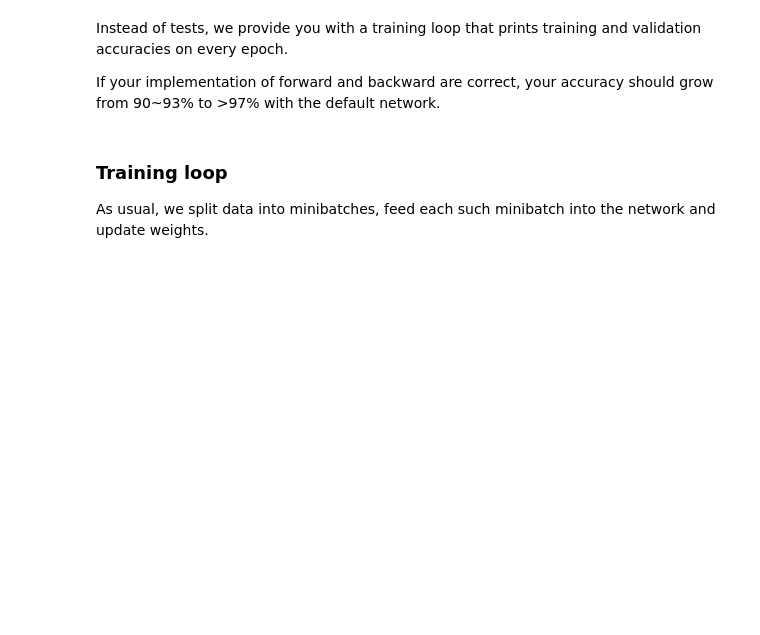
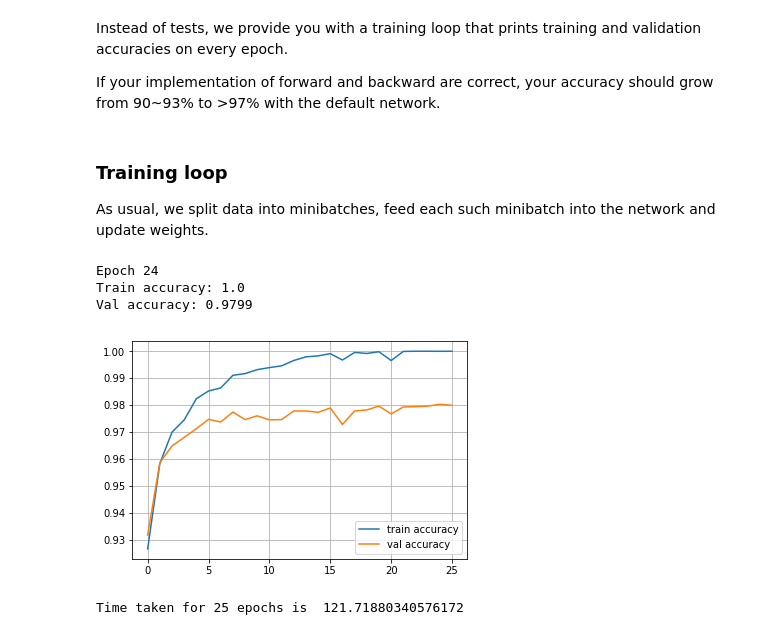
Before and after one commit to harigovind-s-menon/Course_1-Introduction-to-Deep_Learning, a Jupyter notebook: week2/Programming Assignment 2 - Numpy Neural networks.ipynb, the cells around one changed output. Saved outputs shown, nothing was run; the diff lists cells and outputs as text; code cells hidden in the pictures; blank space fills up the shorter version.

```diff
--- a/week2/Programming Assignment 2 - Numpy Neural networks.ipynb
+++ b/week2/Programming Assignment 2 - Numpy Neural networks.ipynb
@@ -82,6 +138,8 @@ class ReLU(Layer):
     def forward(self, input):
         """Apply elementwise ReLU to [batch, input_units] matrix"""
         # <your code. Try np.maximum>
+        relu_fwd = np.maximum(input, 0)
+        return relu_fwd
 
     def backward(self, input, grad_output):
         """Compute gradient of loss w.r.t. ReLU input"""
@@ -144,17 +220,22 @@ class Dense(Layer):
         input shape: [batch, input_units]
         output shape: [batch, output units]
         """
-        return #<your code here>
+
+        #return #<your code here>
+        return np.dot(input, self.weights) + self.biases
 
     def backward(self,input,grad_output):
 
         # compute d f / d x = d f / d dense * d dense / d x
         # where d dense/ d x = weights transposed
-        grad_input = #<your code here>
+        #grad_input = #<your code here>
+        grad_input = np.dot(grad_output, self.weights.T)
 
         # compute gradient w.r.t. weights and biases
-        grad_weights = #<your code here>
-        grad_biases = #<your code here>
+        #grad_weights = #<your code here>
+        #grad_biases = #<your code here>
+        grad_weights = np.dot(input.T, grad_output)
+        grad_biases = grad_output.mean(axis=0)*input.shape[0]
 
         assert grad_weights.shape == self.weights.shape and grad_biases.shape == self.biases.shape
         # Here we perform a stochastic gradient descent step.
@@ -321,6 +399,9 @@ def forward(network, X):
     input = X
 
     # <your code here>
+    for activation in network:
+      activations.append(activation.forward(input))
+      input = activations[-1] # input of next layer will be activation of previous layer
 
     assert len(activations) == len(network)
     return activations
@@ -351,6 +432,9 @@ def train(network,X,y):
     loss_grad = grad_softmax_crossentropy_with_logits(logits,y)
 
     # <your code: propagate gradients through the network>
+    for layer_num in range(len(network))[::-1]:
+      layer = network[layer_num]
+      loss_grad = layer.backward(layer_inputs[layer_num], loss_grad)
 
     return np.mean(loss)
 # %% [markdown]
@@ -376,24 +460,34 @@ def iterate_minibatches(inputs, targets, batchsize, shuffle=False):
 from IPython.display import clear_output
 train_log = []
 val_log = []
+log_old = pd.DataFrame(columns=['Epoch', 'Train_Acc_old', 'Valid_Acc_old', 'Time_old'])
 # %%
+a = time.time()
 for epoch in range(25):
 
     for x_batch,y_batch in iterate_minibatches(X_train,y_train,batchsize=32,shuffle=True):
         train(network,x_batch,y_batch)
 
     train_log.append(np.mean(predict(network,X_train)==y_train))
     val_log.append(np.mean(predict(network,X_val)==y_val))
-
+    temp = pd.DataFrame({'Epoch': [epoch+1], 'Train_Acc_old': [np.mean(predict(network,X_train)==y_train)], 'Valid_Acc_old': [np.mean(predict(network,X_val)==y_val)], 'Time_old': [time.time()-a]})
+    log_old = log_old.append(temp)
     clear_output()
     print("Epoch",epoch)
     print("Train accuracy:",train_log[-1])
     print("Val accuracy:",val_log[-1])
     plt.plot(train_log,label='train accuracy')
     plt.plot(val_log,label='val accuracy')
     plt.legend(loc='best')
     plt.grid()
     plt.show()
+print("Time taken for 25 epochs is ", time.time()-a)
+# %% [output]
+Epoch 24
+Train accuracy: 1.0
+Val accuracy: 0.9799
+[figure, added]
+Time taken for 25 epochs is  121.71880340576172
 # %% [markdown]
 ### Peer-reviewed assignment
 
```
Also changed, not shown: parts of 15 cells of this notebook.
